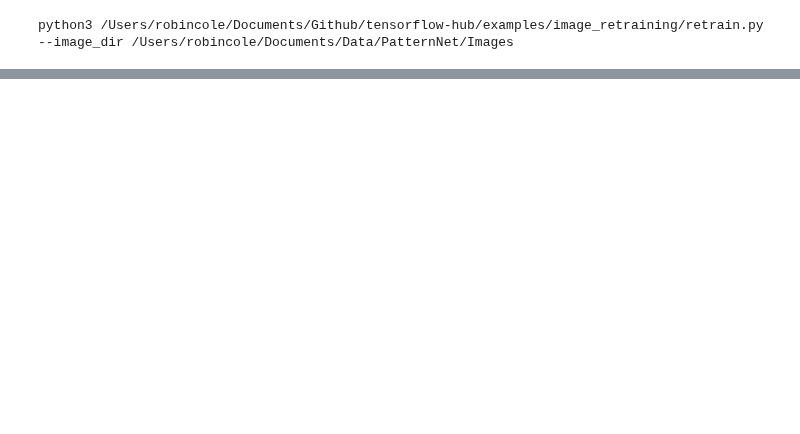
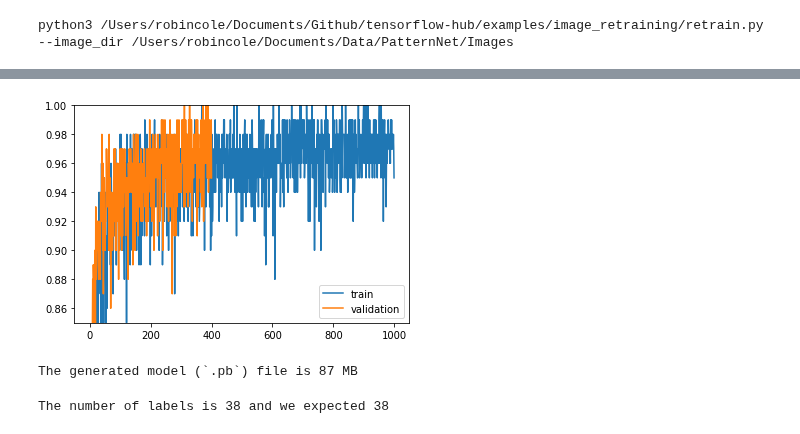
Before and after one commit to satellite-image-deep-learning/techniques, a Jupyter notebook: tensorflow/Tensorflow transfer learning 16-4-2018.ipynb, the cells around one changed output, grey strips where cells are left out. Drawn from its saved outputs; the diff is of its cells as text; code cells hidden in the pictures; blank space fills up the shorter version.

```diff
--- a/tensorflow/Tensorflow transfer learning 16-4-2018.ipynb
+++ b/tensorflow/Tensorflow transfer learning 16-4-2018.ipynb
@@ -61,0 +86,27 @@ Start retrain at 11:55
+# %%
+train_accuracy = pd.read_csv("../resources/run_train-tag-accuracy_1.csv")
+# %%
+validation_accuracy = pd.read_csv("../resources/run_validation-tag-accuracy_1.csv")
+# %%
+plt.plot(train_accuracy['Value'], label='train')
+plt.plot(validation_accuracy['Value'], label='validation')
+plt.ylim((0.85, 1.0))
+plt.legend();
+# %% [output]
+[figure, added]
+# %%
+model_path = "/Users/robincole/Documents/Data/PatternNet/inception_v3/output_graph.pb"
+file_size = int(os.stat(model_path).st_size/1e6)
+print("The generated model (`.pb`) file is {} MB".format(file_size))
+# %% [output]
+The generated model (`.pb`) file is 87 MB
+# %%
+labels_path = "/Users/robincole/Documents/Data/PatternNet/inception_v3/output_labels.txt"
+labels = []
+with open(labels_path) as f:
+    for line in f:
+        labels.append(line.strip('\n'))
+
+print("The number of labels is {} and we expected {}".format(len(labels), len(image_folders)))
+# %% [output]
+The number of labels is 38 and we expected 38
```
Also changed, not shown: parts of 14 cells of this notebook, 5 other files.
